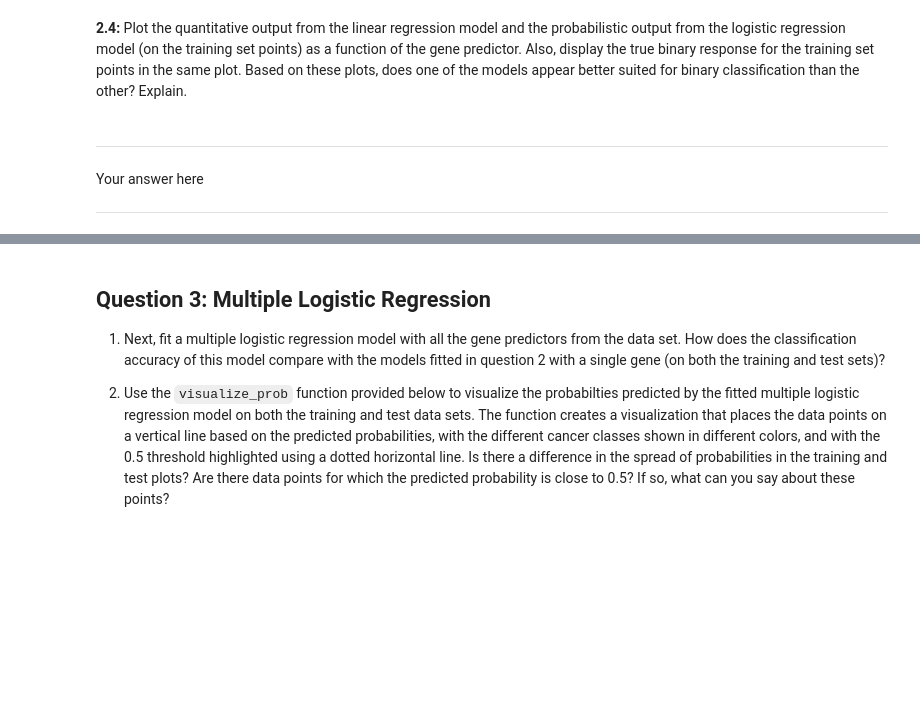
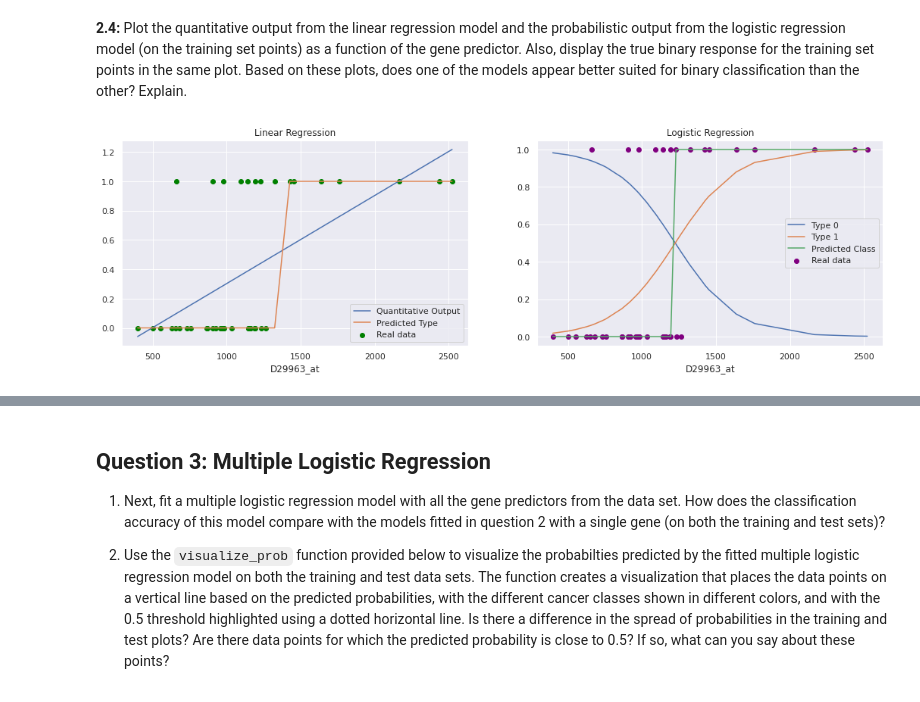
Before and after one commit to lucasmoschen/data-science-fundamentals, a Jupyter notebook: homeworks/cs109a_hw5/cs109_hw5.ipynb, the cells around one changed output, grey strips where cells are left out. Drawn from its saved outputs; the diff is of its cells as text; code cells hidden in the pictures; blank space fills up the shorter version.

```diff
--- a/homeworks/cs109a_hw5/cs109_hw5.ipynb
+++ b/homeworks/cs109a_hw5/cs109_hw5.ipynb
@@ -188,0 +183,9 @@ Your answer here
+# %%
+# your code here
+x_train = sm.add_constant(data_train[['D29963_at']])
+x_test = sm.add_constant(data_test[['D29963_at']])
+y_train = data_train['Cancer_type']
+y_test = data_test['Cancer_type']
+
+linear_model =  OLS(y_train, x_train).fit()
+linear_model.summary()
@@ -206,5 +280,30 @@ Your answer here
-# %% [markdown]
-----
-Your answer here
-
-----
+# %%
+# your code here
+
+axe_x = x_train.sort_values(by = 'D29963_at')
+axe_y = y_train.iloc[x_train['D29963_at'].argsort()]
+
+prediction_linear = linear_model.predict(axe_x)
+prediction_proba = logistic_model.predict_proba(axe_x)
+prediction_thresholded = logistic_model.predict(axe_x)
+
+f,ax = plt.subplots(1,2, figsize=(18,5))
+
+ax[0].plot(axe_x['D29963_at'], prediction_linear, label= 'Quantitative Output')
+ax[0].plot(axe_x['D29963_at'], np.round(prediction_linear), label= 'Predicted Type')
+ax[0].scatter(axe_x['D29963_at'], axe_y, label= 'Real data', color = 'green')
+ax[0].legend()
+ax[0].set_title('Linear Regression')
+ax[0].set_xlabel('D29963_at')
+
+# Plot Logistic Predictions
+ax[1].plot(axe_x['D29963_at'], prediction_proba[:,0], label= 'Type 0')
+ax[1].plot(axe_x['D29963_at'], prediction_proba[:,1], label= 'Type 1')
+ax[1].plot(axe_x['D29963_at'], prediction_thresholded, label= 'Predicted Class')
+ax[1].scatter(axe_x['D29963_at'], axe_y, label= 'Real data', color = 'purple')
+ax[1].legend()
+ax[1].set_title('Logistic Regression')
+ax[1].set_xlabel('D29963_at')
+plt.show()
+# %% [output]
+[figure, added]
```
Also changed, not shown: parts of 35 cells of this notebook.
